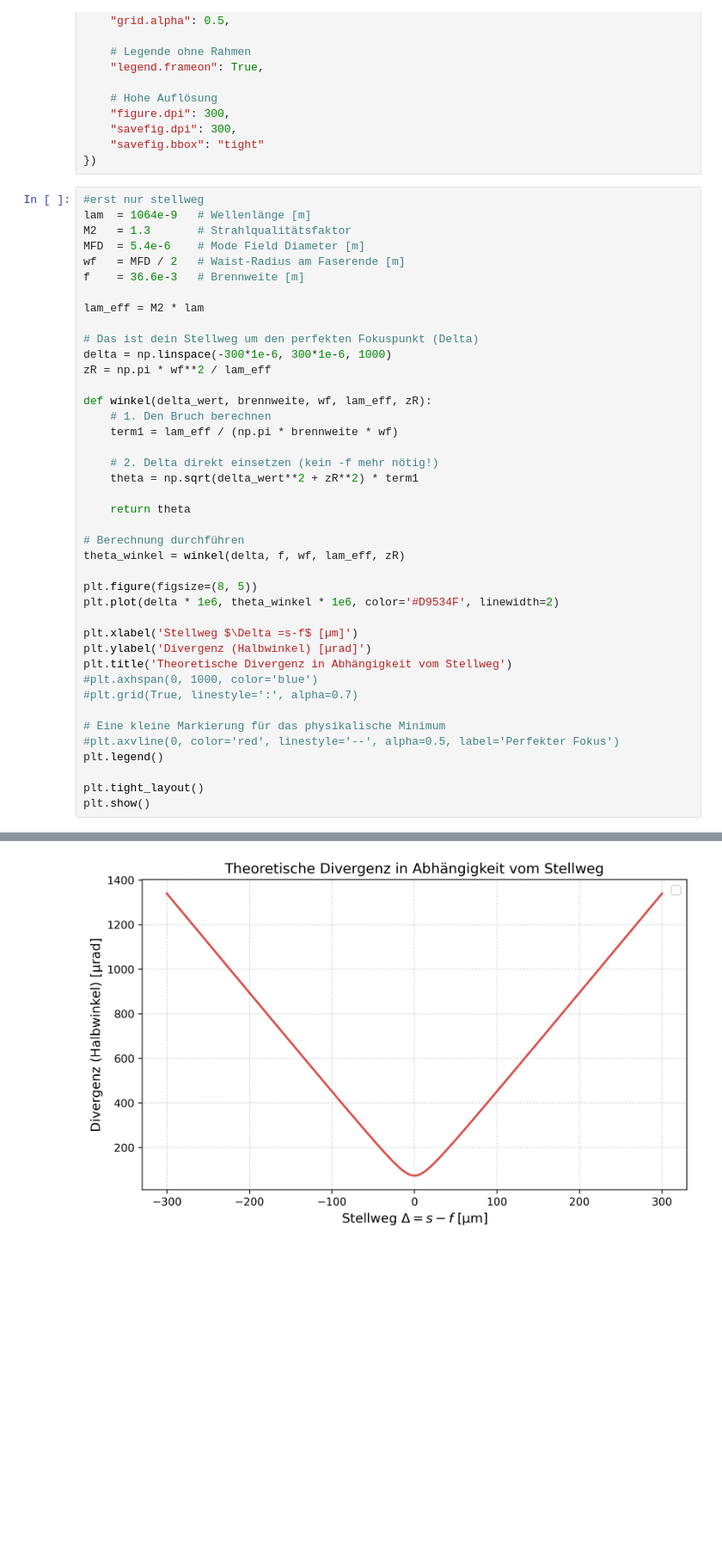
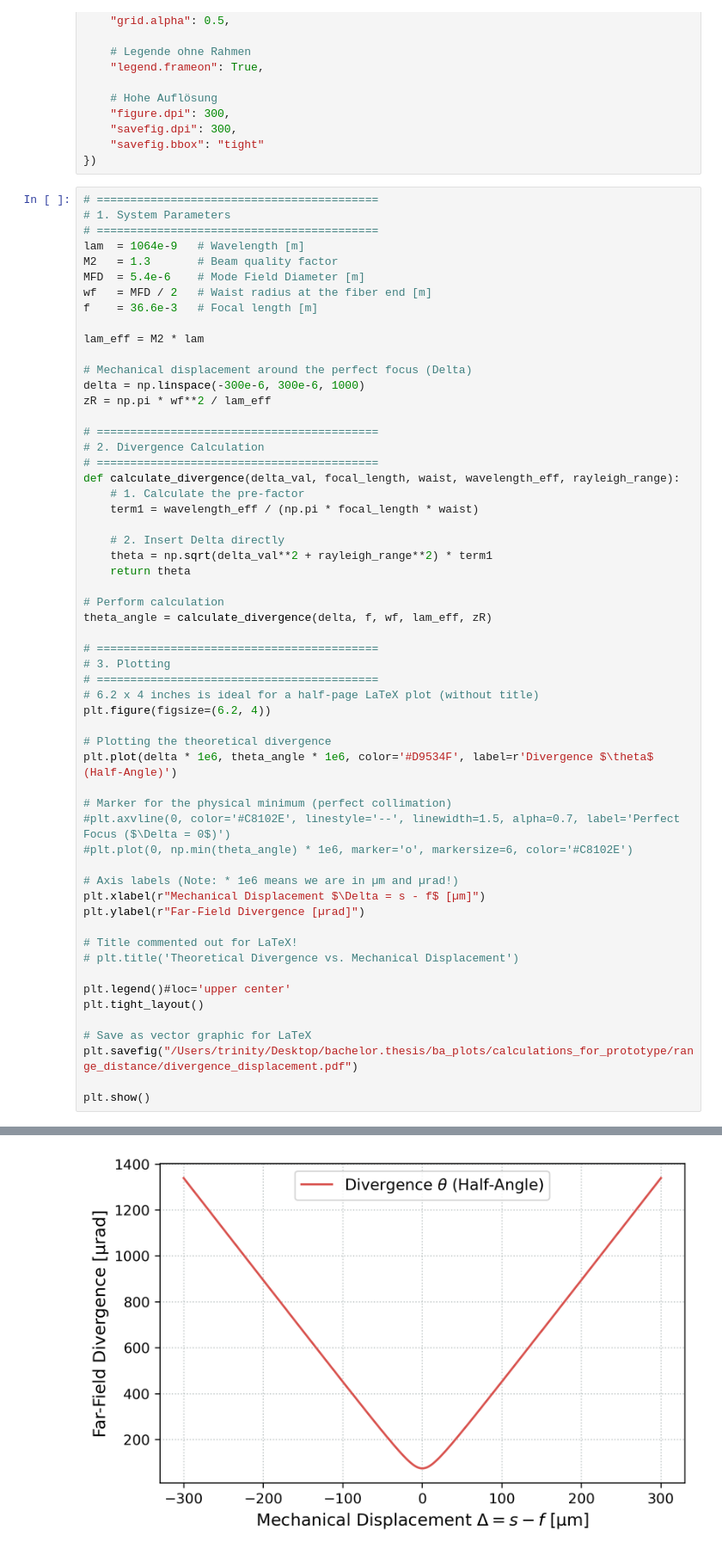
Before and after one commit to CodeTurtleT/lasercom-divergence-control, a Jupyter notebook: range_plots_ba.ipynb, the cells around one changed output, grey strips where cells are left out. Shown at 86% size. Drawn from its saved outputs; the diff is of its cells as text; blank space fills up the shorter version.

```diff
--- a/range_plots_ba.ipynb
+++ b/range_plots_ba.ipynb
@@ -34,44 +34,60 @@ plt.rcParams.update({
     "savefig.bbox": "tight"
 })
 # %%
-#erst nur stellweg
-lam  = 1064e-9   # Wellenlänge [m]
-M2   = 1.3       # Strahlqualitätsfaktor
+# ==========================================
+# 1. System Parameters
+# ==========================================
+lam  = 1064e-9   # Wavelength [m]
+M2   = 1.3       # Beam quality factor
 MFD  = 5.4e-6    # Mode Field Diameter [m]
-wf   = MFD / 2   # Waist-Radius am Faserende [m]
-f    = 36.6e-3   # Brennweite [m]
+wf   = MFD / 2   # Waist radius at the fiber end [m]
+f    = 36.6e-3   # Focal length [m]
 
 lam_eff = M2 * lam
 
-# Das ist dein Stellweg um den perfekten Fokuspunkt (Delta)
-delta = np.linspace(-300*1e-6, 300*1e-6, 1000)
+# Mechanical displacement around the perfect focus (Delta)
+delta = np.linspace(-300e-6, 300e-6, 1000)
 zR = np.pi * wf**2 / lam_eff
 
-def winkel(delta_wert, brennweite, wf, lam_eff, zR):
-    # 1. Den Bruch berechnen
-    term1 = lam_eff / (np.pi * brennweite * wf)
+# ==========================================
+# 2. Divergence Calculation
+# ==========================================
+def calculate_divergence(delta_val, focal_length, waist, wavelength_eff, rayleigh_range):
+    # 1. Calculate the pre-factor
+    term1 = wavelength_eff / (np.pi * focal_length * waist)
 
-    # 2. Delta direkt einsetzen (kein -f mehr nötig!)
-    theta = np.sqrt(delta_wert**2 + zR**2) * term1
-
+    # 2. Insert Delta directly
+    theta = np.sqrt(delta_val**2 + rayleigh_range**2) * term1
     return theta
 
-# Berechnung durchführen
-theta_winkel = winkel(delta, f, wf, lam_eff, zR)
+# Perform calculation
+theta_angle = calculate_divergence(delta, f, wf, lam_eff, zR)
 
-plt.figure(figsize=(8, 5))
-plt.plot(delta * 1e6, theta_winkel * 1e6, color='#D9534F', linewidth=2)
+# ==========================================
+# 3. Plotting
+# ==========================================
+# 6.2 x 4 inches is ideal for a half-page LaTeX plot (without title)
+plt.figure(figsize=(6.2, 4))
 
-plt.xlabel('Stellweg $\Delta =s-f$ [µm]')
-plt.ylabel('Divergenz (Halbwinkel) [µrad]')
-plt.title('Theoretische Divergenz in Abhängigkeit vom Stellweg')
-#plt.axhspan(0, 1000, color='blue')
-#plt.grid(True, linestyle=':', alpha=0.7)
+# Plotting the theoretical divergence
+plt.plot(delta * 1e6, theta_angle * 1e6, color='#D9534F', label=r'Divergence $\theta$ (Half-Angle)')
 
-# Eine kleine Markierung für das physikalische Minimum
-#plt.axvline(0, color='red', linestyle='--', alpha=0.5, label='Perfekter Fokus')
-plt.legend()
+# Marker for the physical minimum (perfect collimation)
+#plt.axvline(0, color='#C8102E', linestyle='--', linewidth=1.5, alpha=0.7, label='Perfect Focus ($\Delta = 0$)')
+#plt.plot(0, np.min(theta_angle) * 1e6, marker='o', markersize=6, color='#C8102E')
 
+# Axis labels (Note: * 1e6 means we are in µm and µrad!)
+plt.xlabel(r"Mechanical Displacement $\Delta = s - f$ [µm]")
+plt.ylabel(r"Far-Field Divergence [µrad]")
+
+# Title commented out for LaTeX!
+# plt.title('Theoretical Divergence vs. Mechanical Displacement')
+
+plt.legend()#loc='upper center'
 plt.tight_layout()
+
+# Save as vector graphic for LaTeX
+plt.savefig("/Users/trinity/Desktop/bachelor.thesis/ba_plots/calculations_for_prototype/range_distance/divergence_displacement.pdf")
+
 plt.show()
 # %% [output]
@@ -79,2 +94,2 @@ No artists with labels found to put in legend.  Note that artists whose label st
-[figure, old version]
+[figure, new version]
 # %%
```
Also changed, not shown: parts of 2 cells of this notebook.
